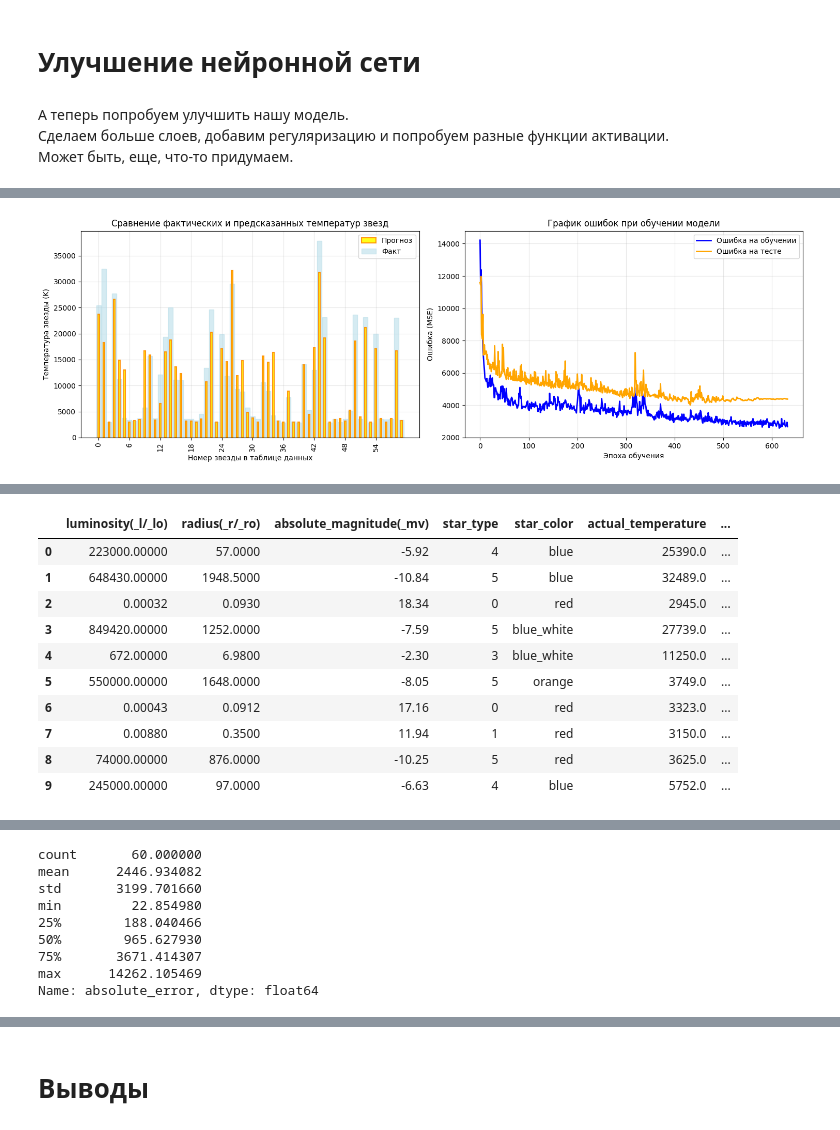
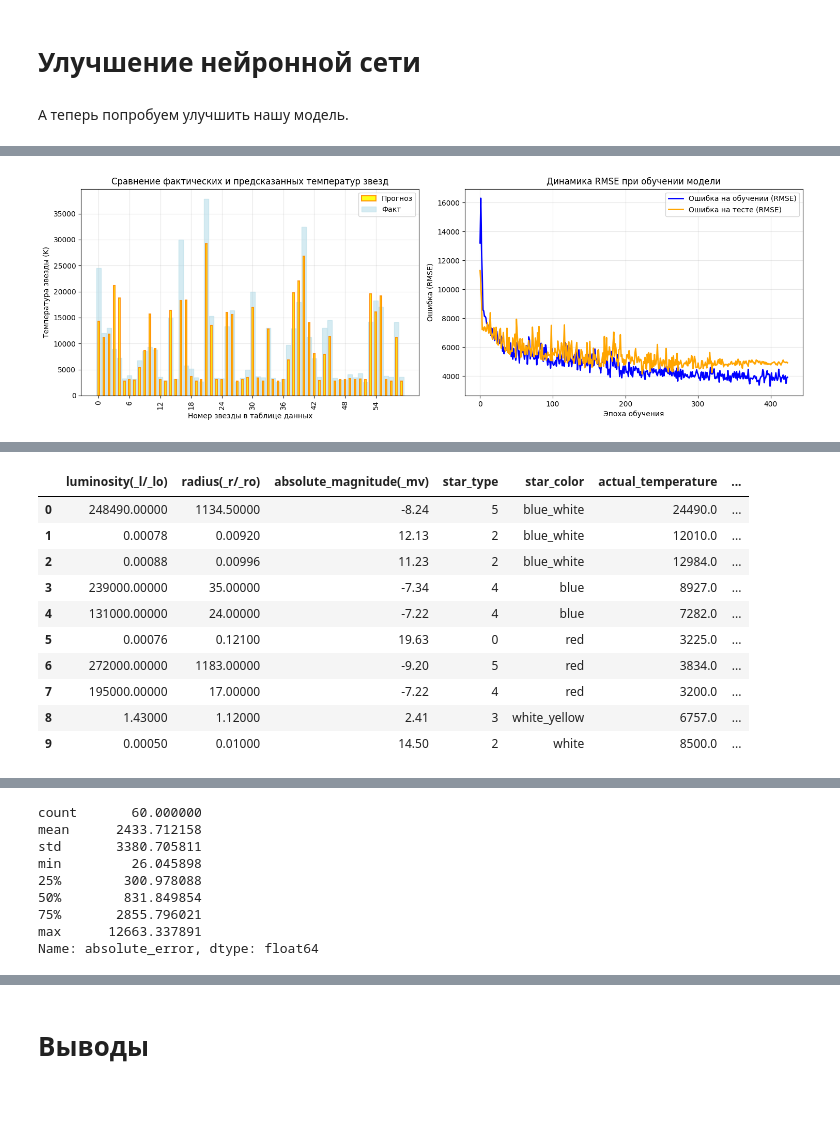
Before and after one commit to Ankudar/yandex_practicum_ds, a Jupyter notebook: 12) Neyrosety/notebook/project.ipynb, the cells around one changed output, grey strips where cells are left out. Saved outputs shown, nothing was run; the diff lists cells and outputs as text; code cells hidden in the pictures; blank space fills up the shorter version.

```diff
--- a/12) Neyrosety/notebook/project.ipynb
+++ b/12) Neyrosety/notebook/project.ipynb
@@ -425,7 +447,8 @@ X_train, X_test, y_train, y_test = train_test_split(
     df[target],
     shuffle=True,
     test_size=TEST_SIZE,
-    random_state=RANDOM_STATE
+    random_state=RANDOM_STATE,
+    stratify=df['star_color']
 )
 # %%
 # разделяем признаки с учетом ordinal переменной
@@ -468,7 +491,7 @@ preprocessor = ColumnTransformer(
             ("encoder", OneHotEncoder(handle_unknown="ignore", drop="first", sparse_output=False))
         ]), cat_cols),
         ("ord", Pipeline([
-            ("scaler", StandardScaler())
+            ("encoder", OrdinalEncoder())
         ]), ord_cols)
     ]
 )
@@ -665,7 +739,5 @@ Name: absolute_error, dtype: float64
 # Улучшение нейронной сети
 # %% [markdown]
 А теперь попробуем улучшить нашу модель.
-Сделаем больше слоев, добавим регуляризацию и попробуем разные функции активации.
-Может быть, еще, что-то придумаем.
 # %%
 # сделаем класс
@@ -785,23 +860,18 @@ def objective(trial):
     X_train_sel = selector.fit_transform(X_train_np, y_train_np)
     X_test_sel = selector.transform(X_test_np)
 
-    X_train_sel_t = torch.tensor(X_train_sel, dtype=torch.float32)
-    X_test_sel_t = torch.tensor(X_test_sel, dtype=torch.float32)
+    X_train_sel_t = torch.tensor(X_train_sel, dtype=torch.float32).to(device)
+    X_test_sel_t = torch.tensor(X_test_sel, dtype=torch.float32).to(device)
     y_train_t, y_test_t = y_train_tensor.clone(), y_test_tensor.clone()
 
-    n_layers = trial.suggest_int('n_layers', 1, 8)
-    hidden_sizes = [
-        trial.suggest_categorical(f'n_units_l{i}', [32, 64, 128, 256, 512, 1024, 2048])
-        for i in range(n_layers)
-    ]
+    # Зафиксированная архитектура как в baseline модели
+    hidden_sizes = [256, 512, 512, 512, 64]
+    activation = 'relu'
 
     dropout_rate = trial.suggest_float('dropout_rate', 0.0, 0.5)
     learning_rate = trial.suggest_float('learning_rate', 1e-4, 1e-2, log=True)
     weight_decay = trial.suggest_float('weight_decay', 1e-6, 1e-3, log=True)
-    activation = trial.suggest_categorical('activation', ['relu', 'leaky_relu', 'elu', 'selu', 'gelu'])
     optimizer_type = trial.suggest_categorical('optimizer', ['Adam', 'AdamW', 'RMSprop'])
-
-    # новый параметр — размер батча
     batch_size = trial.suggest_categorical('batch_size', [16, 32, 64, 128, 256, 512])
 
     scheduler_params = {
@@ -809,8 +879,8 @@ def objective(trial):
         "patience": trial.suggest_int("lr_patience", 10, 50)
     }
 
-    model = StarTemperatureNetFlexible(
-        X_train_sel.shape[1], hidden_sizes, dropout_rate, activation
+    model = StarTemperatureNetFixed(
+        X_train_sel.shape[1], dropout_rate
     )
 
     best_rmse, _, train_losses, test_losses = train_model_with_tracking(
@@ -822,7 +892,6 @@ def objective(trial):
         batch_size=batch_size
     )
 
-    trial.set_user_attr("hidden_sizes", hidden_sizes)
     trial.set_user_attr("k_features", k_features)
     trial.set_user_attr("batch_size", batch_size)
 
@@ -914,9 +952,8 @@ def train_and_plot_best(study, X_train_t, y_train_t, X_test_t, y_test_t, X_test_
     y_train_t = y_train_t.to(device)
     y_test_t = y_test_t.to(device)
 
-    model = StarTemperatureNetFlexible(X_train_sel.shape[1], hidden_sizes,
-                                       dropout_rate=best_params['dropout_rate'],
-                                       activation=best_params['activation']).to(device)
+    model = StarTemperatureNetFixed(X_train_sel.shape[1],
+                                       dropout_rate=best_params['dropout_rate'])
 
     best_rmse, trained_model, train_losses, test_losses = train_model_with_tracking(
         model, X_train_sel_t, y_train_t, X_test_sel_t, y_test_t,
@@ -954,7 +991,7 @@ def train_and_plot_best(study, X_train_t, y_train_t, X_test_t, y_test_t, X_test_
 logger.info(f"Используется: {device}")
 study, df_results = run_optuna_and_report(X_train_tensor, y_train_tensor, X_test_tensor, y_test_tensor, n_trials=N_ITER)
 
-df_results = pd.read_csv('optuna_trials_results.csv') if os.path.exists('optuna_trials_results.csv') else df_results
+df_results = pd.read_csv('../result/optuna_trials_results.csv') if os.path.exists('../result/optuna_trials_results.csv') else df_results
 best_result = df_results.iloc[0]
 
 logger.info("\n=== Лучший результат ===")
@@ -967,6 +1004,6 @@ best_model, mae, rmse, r2, df_predictions = train_and_plot_best(
     study, X_train_tensor, y_train_tensor, X_test_tensor, y_test_tensor, X_test
 )
 
-df_predictions.to_csv('best_model_predictions.csv', index=False)
-logger.info("Предсказания сохранены в best_model_predictions.csv")
+df_predictions.to_csv('../result/best_model_predictions.csv', index=False)
+logger.info("Предсказания сохранены в ../result/best_model_predictions.csv")
 # %% [output]
@@ -990 +1025 @@ logger.info("Предсказания сохранены в best_model_predictio
-[figure, old version]
+[figure, new version]
@@ -997,12 +1032,12 @@ logger.info("Предсказания сохранены в best_model_predictio
 Первые 10 предсказаний:
 |  | luminosity(_l/_lo) | radius(_r/_ro) | absolute_magnitude(_mv) | star_type | star_color | actual_temperature | ... |
-| 0 | 223000.00000 | 57.0000 | -5.92 | 4 | blue | 25390.0 | ... |
-| 1 | 648430.00000 | 1948.5000 | -10.84 | 5 | blue | 32489.0 | ... |
-| 2 | 0.00032 | 0.0930 | 18.34 | 0 | red | 2945.0 | ... |
-| 3 | 849420.00000 | 1252.0000 | -7.59 | 5 | blue_white | 27739.0 | ... |
-| 4 | 672.00000 | 6.9800 | -2.30 | 3 | blue_white | 11250.0 | ... |
-| 5 | 550000.00000 | 1648.0000 | -8.05 | 5 | orange | 3749.0 | ... |
-| 6 | 0.00043 | 0.0912 | 17.16 | 0 | red | 3323.0 | ... |
-| 7 | 0.00880 | 0.3500 | 11.94 | 1 | red | 3150.0 | ... |
-| 8 | 74000.00000 | 876.0000 | -10.25 | 5 | red | 3625.0 | ... |
-| 9 | 245000.00000 | 97.0000 | -6.63 | 4 | blue | 5752.0 | ... |
+| 0 | 248490.00000 | 1134.50000 | -8.24 | 5 | blue_white | 24490.0 | ... |
+| 1 | 0.00078 | 0.00920 | 12.13 | 2 | blue_white | 12010.0 | ... |
+| 2 | 0.00088 | 0.00996 | 11.23 | 2 | blue_white | 12984.0 | ... |
+| 3 | 239000.00000 | 35.00000 | -7.34 | 4 | blue | 8927.0 | ... |
+| 4 | 131000.00000 | 24.00000 | -7.22 | 4 | blue | 7282.0 | ... |
+| 5 | 0.00076 | 0.12100 | 19.63 | 0 | red | 3225.0 | ... |
+| 6 | 272000.00000 | 1183.00000 | -9.20 | 5 | red | 3834.0 | ... |
+| 7 | 195000.00000 | 17.00000 | -7.22 | 4 | red | 3200.0 | ... |
+| 8 | 1.43000 | 1.12000 | 2.41 | 3 | white_yellow | 6757.0 | ... |
+| 9 | 0.00050 | 0.01000 | 14.50 | 2 | white | 8500.0 | ... |
@@ -1010,10 +1045,10 @@ logger.info("Предсказания сохранены в best_model_predictio
 Статистика по ошибкам предсказания:
 count       60.000000
-mean      2446.934082
-std       3199.701660
-min         22.854980
-25%        188.040466
-50%        965.627930
-75%       3671.414307
-max      14262.105469
+mean      2433.712158
+std       3380.705811
+min         26.045898
+25%        300.978088
+50%        831.849854
+75%       2855.796021
+max      12663.337891
 Name: absolute_error, dtype: float64
```
Also changed, not shown: parts of 24 cells of this notebook, 3 other files.
